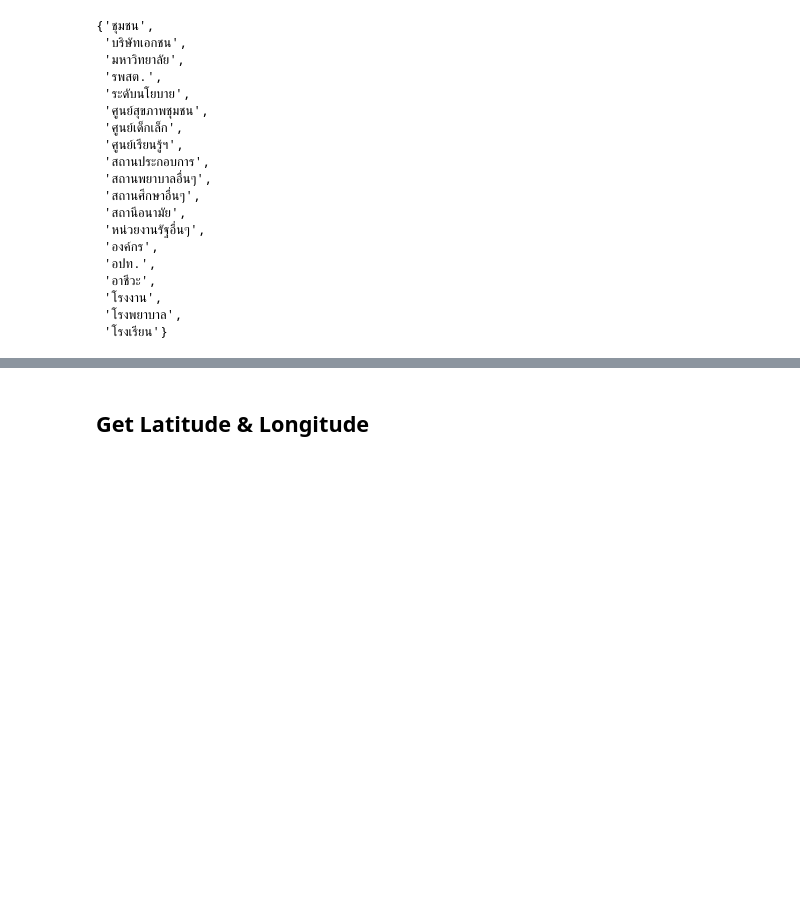
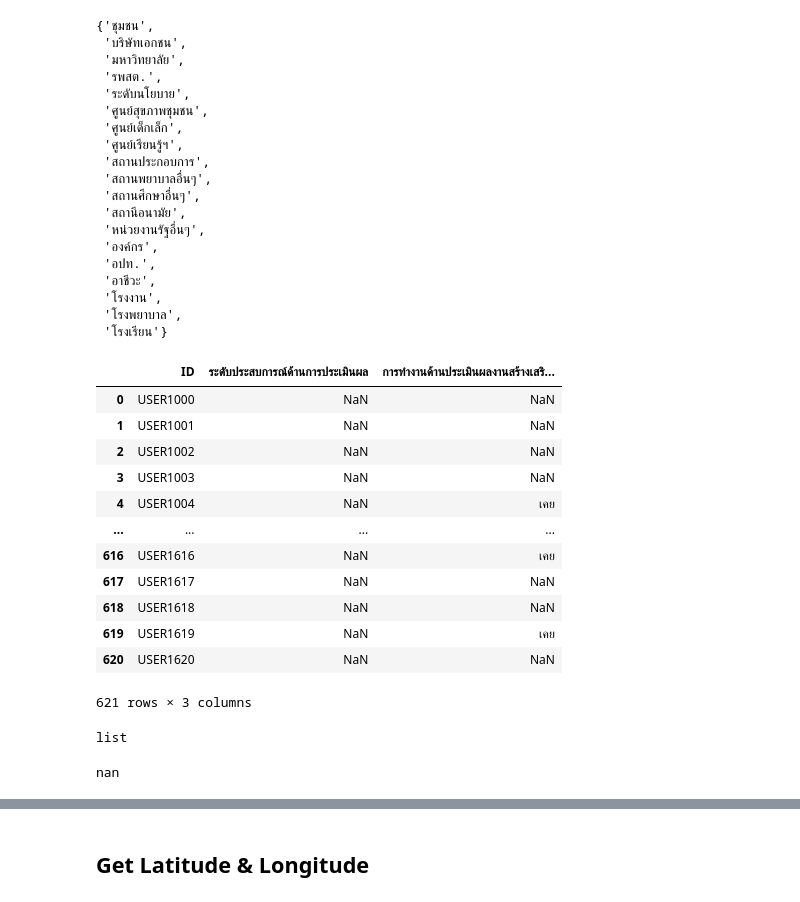
Before and after one commit to thainhf/proj-me-db-data, a Jupyter notebook: Clean_data.ipynb, the cells around one changed output, grey strips where cells are left out. Drawn from its saved outputs; the diff is of its cells as text; code cells hidden in the pictures; blank space fills up the shorter version.

```diff
--- a/Clean_data.ipynb
+++ b/Clean_data.ipynb
@@ -455,3 +463,31 @@ set(area_df[area_df.columns[1]])
  'โรงงาน',
  'โรงพยาบาล',
  'โรงเรียน'}
+# %%
+level_df = new_df[['ID', 'ระดับประสบการณ์ด้านการประเมินผล', 'การทำงานด้านประเมินผลงานสร้างเสริมสุขภาพ']]
+#level_df = stack_dat_multicols_split(level_df, level_df.columns[1])
+#level_df = stack_dat_multicols_split(level_df, level_df.columns[2])
+
+level_df
+# %% [output]
+|  | ID | ระดับประสบการณ์ด้านการประเมินผล | การทำงานด้านประเมินผลงานสร้างเสริ... |
+| 0 | USER1000 | NaN | NaN |
+| 1 | USER1001 | NaN | NaN |
+| 2 | USER1002 | NaN | NaN |
+| 3 | USER1003 | NaN | NaN |
+| 4 | USER1004 | NaN | เคย |
+| ... | ... | ... | ... |
+| 616 | USER1616 | NaN | เคย |
+| 617 | USER1617 | NaN | NaN |
+| 618 | USER1618 | NaN | NaN |
+| 619 | USER1619 | NaN | เคย |
+| 620 | USER1620 | NaN | NaN |
+621 rows × 3 columns
+# %%
+type(level_df['ระดับประสบการณ์ด้านการประเมินผล'][6])
+# %% [output]
+list
+# %%
+level_df['ระดับประสบการณ์ด้านการประเมินผล'][5]
+# %% [output]
+nan
```
Also changed, not shown: parts of 4 cells of this notebook.
